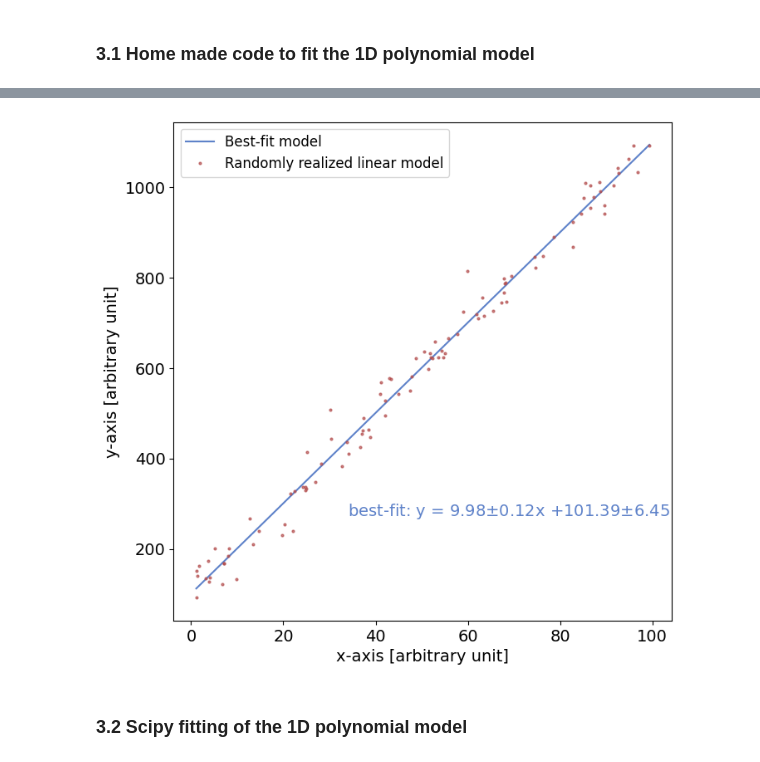
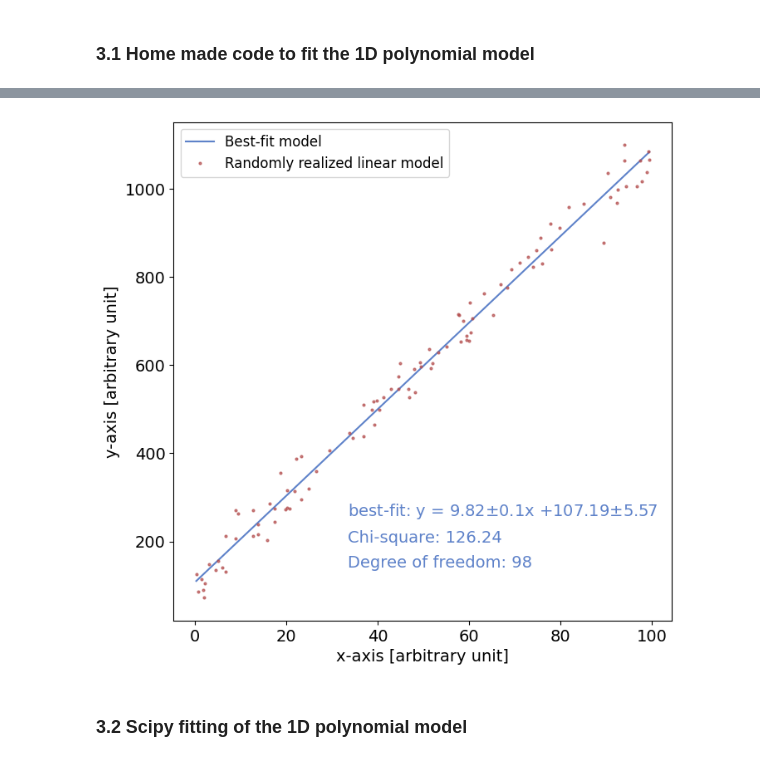
Before and after one commit to baobabyoo/Lecture_DataAnalysis, a Jupyter notebook: DataAnalysisLecture_2023March.ipynb, the cells around one changed output, grey strips where cells are left out. Drawn from its saved outputs; the diff is of its cells as text; code cells hidden in the pictures.

Commit message:
Updating the manual least square fittings

```diff
--- a/DataAnalysisLecture_2023March.ipynb
+++ b/DataAnalysisLecture_2023March.ipynb
@@ -349,3 +351,19 @@ plt.plot(x, y,
+# %%
+def chisquare(y, y_err, ymodel):
+    '''
+    Return the chi-square given the measurements of y, y-error, and a model of the measurements y.
+
+    Input:
+        y [np array]      : measurements
+        y_err [np array]  : measurement errors
+        ymodel [np array] : a model of y
+
+    Return:
+        chisquare [double] : the chi-square value
+
+    '''
+
+    return np.sum( ( (y - ymodel) / y_err)**2 )
 # %% [markdown]
 ### 3.1 Home made code to fit the 1D polynomial model
 # %%
@@ -354,17 +372,33 @@ path = './'
 filename = 'data_1dpoly.csv'
 df_read = pd.read_csv(path + filename)
 
-'''
-popt, pcov = curve_fit(myline, # function that is the model
-                       df_read.x, df_read.y, # x and y values of the data
-                      )
+# Equations in Section 15.2 (Fitting Data to a straight line) of W. H. Press, Numerical Receipes, 3rd ed.
+# Note that the definition of a and b is interchanged.
+S = np.sum(
+           1.0 / (df_read.y_err**2)
+          )
+Sx = np.sum(
+            df_read.x / (df_read.y_err**2)
+           )
+Sy = np.sum(
+            df_read.y / (df_read.y_err**2)
+           )
+Sxx = np.sum(
+             (df_read.x**2) / (df_read.y_err**2)
+            )
+Sxy = np.sum(
+             (df_read.x*df_read.y) / (df_read.y_err**2)
+            )
+Delta = S * Sxx - Sx**2
 
-# evaluating the uncertainties of fit parameters from the covariant matrix
-perr = np.sqrt(np.diag(pcov))
+popt = np.zeros(2)
+perr = np.zeros(2)
 
-print('Best-fit a: ', popt[0], '  Best-fit b: ', popt[1])
-print('a error: ', perr[0], '  b error :', perr[1])
-'''
+popt[1]     = (Sxx*Sy - Sx*Sxy) / Delta
+popt[0]     = (S*Sxy - Sx*Sy)   / Delta
+
+perr[1]     = np.sqrt( Sxx / Delta )
+perr[0]     = np.sqrt( S / Delta )
 
 # plotting data and model
 
@@ -380,29 +414,31 @@ plt.ylabel('y-axis [arbitrary unit]', size = 14.0)
 
 plt.xscale('linear')
 plt.yscale('linear')
-#plt.xscale('linear')
-#plt.yscale('linear')
+#plt.xscale('log')
+#plt.yscale('log')
 plt.rc('font', size=14.0)          # controls default text sizes
 plt.rc('xtick', labelsize=14.0)    # fontsize of the tick labels
 plt.rc('ytick', labelsize=14.0)    # fontsize of the tick labels
 ##################################################################
 
 # plot model
-'''
-x_sort = np.sort(x)
-plt.plot(x_sort, myline(x_sort, popt[0], popt[1]),
+x_sort = np.sort(df_read.x)
+ymodel = myline(x_sort, popt[0], popt[1])
+plt.plot(x_sort, ymodel,
          '-', markersize = 2.0,
          color = (0.1, 0.3, 0.7, 0.7),
          label = "Best-fit model"
         )
-'''
 
 # plot data
-plt.plot(x, y,
+plt.plot(df_read.x, df_read.y,
          'o', markersize = 2.0,
          color = (0.7, 0.3, 0.3, 0.7),
          label = "Randomly realized linear model"
         )
+
+chi2 = chisquare(df_read.y, df_read.y_err, myline(df_read.x, popt[0], popt[1]) )
+
 
 # text labeling
 label_string = 'best-fit: y = ' + str( round(popt[0], 2) ) + r'$\pm$' + str( round(perr[0], 2) ) + 'x' + \
@@ -414,6 +450,22 @@ plt.text(0.35, 0.2, # location of the text label
          transform = ax.transAxes, # use relative coordinates
          fontsize=14)
 
+label_string = 'Chi-square: ' + str( round(chi2, 2) )
+plt.text(0.35, 0.15,
+         label_string,
+         color = (0.1, 0.3, 0.7, 0.7),
+         verticalalignment = 'bottom', horizontalalignment = 'left',
+         transform = ax.transAxes,
+         fontsize=14)
+
+label_string = 'Degree of freedom: ' + str( num_x - len(popt) )
+plt.text(0.35, 0.1,
+         label_string,
+         color = (0.1, 0.3, 0.7, 0.7),
+         verticalalignment = 'bottom', horizontalalignment = 'left',
+         transform = ax.transAxes,
+         fontsize=14)
+
 # Setting the figure legend
 plt.legend(loc=2, fontsize=12)
 
@@ -427,4 +477,4 @@ a error:  0.11560754894762894   b error : 6.445750077700396
-[figure, old version]
+[figure, new version]
 # %% [markdown]
 ### 3.2 Scipy fitting of the 1D polynomial model
 # %%
```
Also changed, not shown: parts of 17 cells of this notebook, 10 other files.
